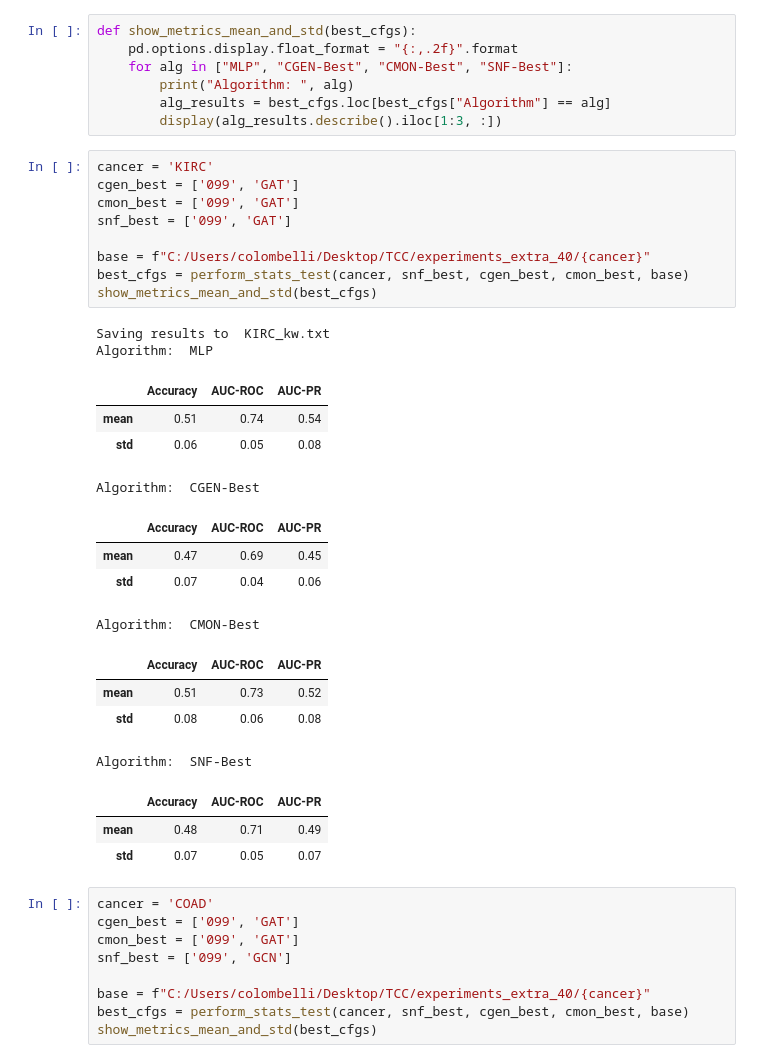
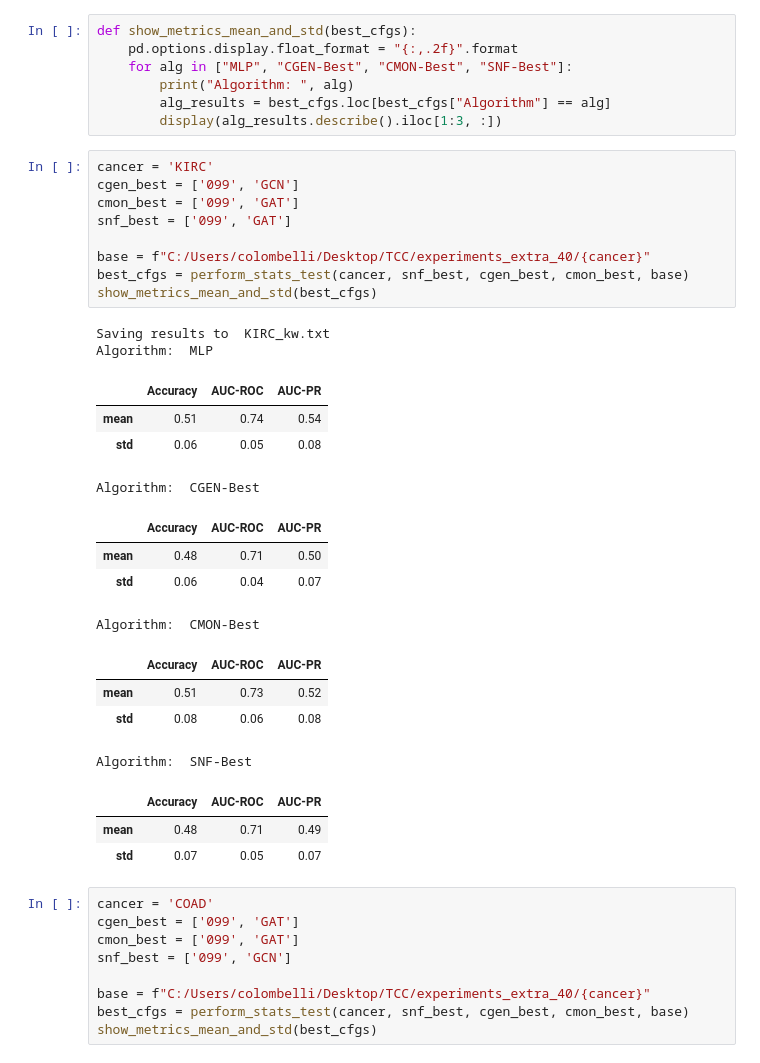
Before and after one commit to colombelli/gat-cancer-staging, a Jupyter notebook: notebooks/results_plotting.ipynb, the cells around one changed output. Drawn from its saved outputs; the diff is of its cells as text.

```diff
--- a/notebooks/results_plotting.ipynb
+++ b/notebooks/results_plotting.ipynb
@@ -222,23 +222,23 @@ def show_metrics_mean_and_std(best_cfgs):
         display(alg_results.describe().iloc[1:3, :])
 # %%
 cancer = 'KIRC'
-cgen_best = ['099', 'GAT']
+cgen_best = ['099', 'GCN']
 cmon_best = ['099', 'GAT']
 snf_best = ['099', 'GAT']
 
 base = f"C:/Users/colombelli/Desktop/TCC/experiments_extra_40/{cancer}"
 best_cfgs = perform_stats_test(cancer, snf_best, cgen_best, cmon_best, base)
 show_metrics_mean_and_std(best_cfgs)
 # %% [output]
 Saving results to  KIRC_kw.txt
 Algorithm:  MLP
 |  | Accuracy | AUC-ROC | AUC-PR |
 | mean | 0.51 | 0.74 | 0.54 |
 | std | 0.06 | 0.05 | 0.08 |
 Algorithm:  CGEN-Best
 |  | Accuracy | AUC-ROC | AUC-PR |
-| mean | 0.47 | 0.69 | 0.45 |
-| std | 0.07 | 0.04 | 0.06 |
+| mean | 0.48 | 0.71 | 0.50 |
+| std | 0.06 | 0.04 | 0.07 |
 Algorithm:  CMON-Best
 |  | Accuracy | AUC-ROC | AUC-PR |
 | mean | 0.51 | 0.73 | 0.52 |
```
Also changed, not shown: 4 other files.
